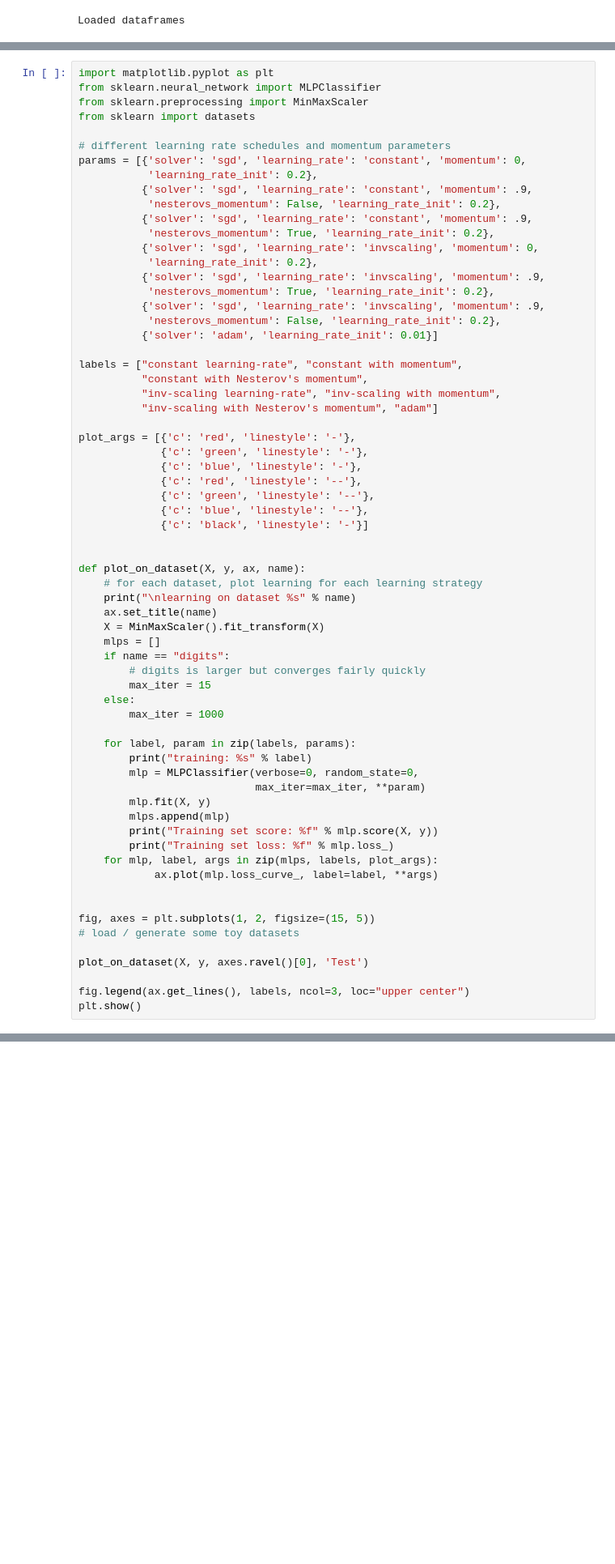
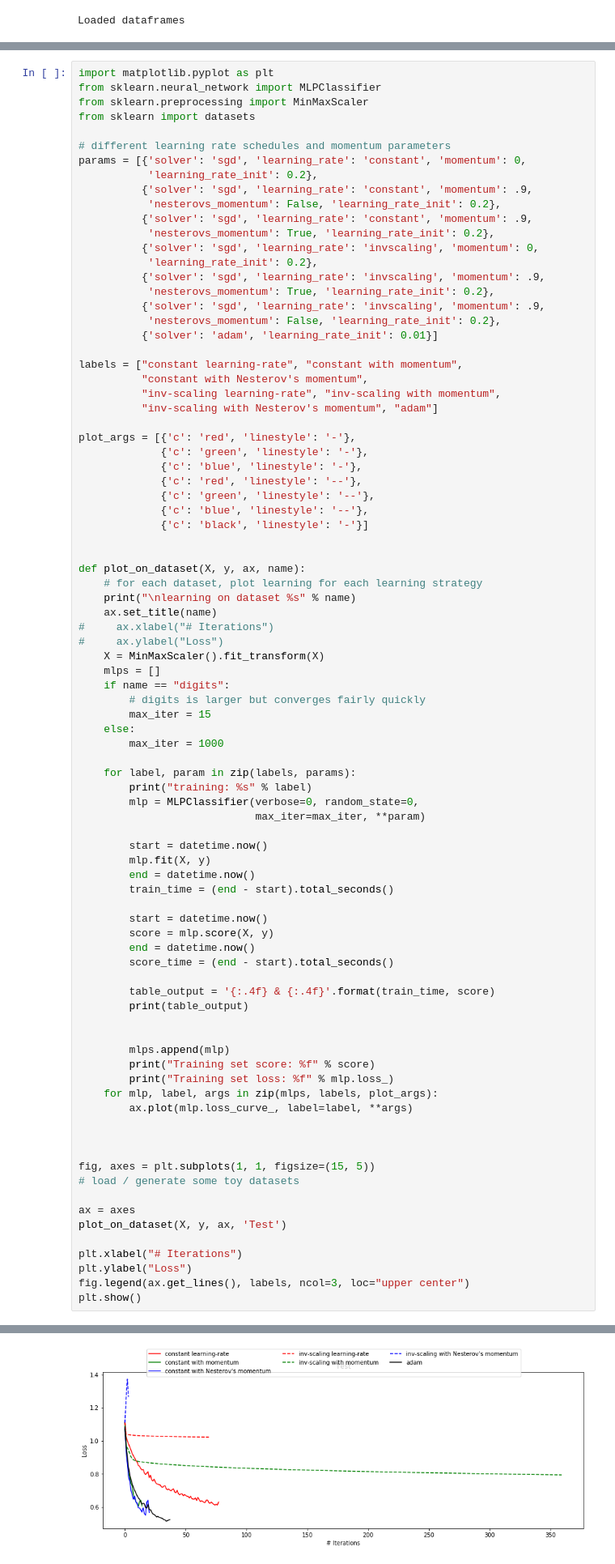
Before and after one commit to PhilipBale/CS7641-Graduate-ML, a Jupyter notebook: assignment1/code/Decision Trees.ipynb, the cells around one changed output, grey strips where cells are left out. Shown: that part at 81% size. Saved outputs shown, nothing was run; the diff lists cells and outputs as text; blank space fills up the shorter version.

```diff
--- a/assignment1/code/Decision Trees.ipynb
+++ b/assignment1/code/Decision Trees.ipynb
@@ -431,6 +428,8 @@ def plot_on_dataset(X, y, ax, name):
     # for each dataset, plot learning for each learning strategy
     print("\nlearning on dataset %s" % name)
     ax.set_title(name)
+#     ax.xlabel("# Iterations")
+#     ax.ylabel("Loss")
     X = MinMaxScaler().fit_transform(X)
     mlps = []
     if name == "digits":
@@ -443,18 +442,37 @@ def plot_on_dataset(X, y, ax, name):
         print("training: %s" % label)
         mlp = MLPClassifier(verbose=0, random_state=0,
                             max_iter=max_iter, **param)
+
+        start = datetime.now()
         mlp.fit(X, y)
+        end = datetime.now()
+        train_time = (end - start).total_seconds()
+
+        start = datetime.now()
+        score = mlp.score(X, y)
+        end = datetime.now()
+        score_time = (end - start).total_seconds()
+
+        table_output = '{:.4f} & {:.4f}'.format(train_time, score)
+        print(table_output)
+
+
         mlps.append(mlp)
-        print("Training set score: %f" % mlp.score(X, y))
+        print("Training set score: %f" % score)
         print("Training set loss: %f" % mlp.loss_)
     for mlp, label, args in zip(mlps, labels, plot_args):
-            ax.plot(mlp.loss_curve_, label=label, **args)
+        ax.plot(mlp.loss_curve_, label=label, **args)
 
 
-fig, axes = plt.subplots(1, 2, figsize=(15, 5))
+
+fig, axes = plt.subplots(1, 1, figsize=(15, 5))
 # load / generate some toy datasets
 
-plot_on_dataset(X, y, axes.ravel()[0], 'Test')
+ax = axes
+plot_on_dataset(X, y, ax, 'Test')
 
+plt.xlabel("# Iterations")
+plt.ylabel("Loss")
 fig.legend(ax.get_lines(), labels, ncol=3, loc="upper center")
 plt.show()
+# %% [output]
@@ -461,3 +496,4 @@ plt.show()
+[figure, added]
 # %%
 from sklearn import svm
 from sklearn.preprocessing import StandardScaler
```
Also changed, not shown: parts of 9 cells of this notebook, 8 other files.
